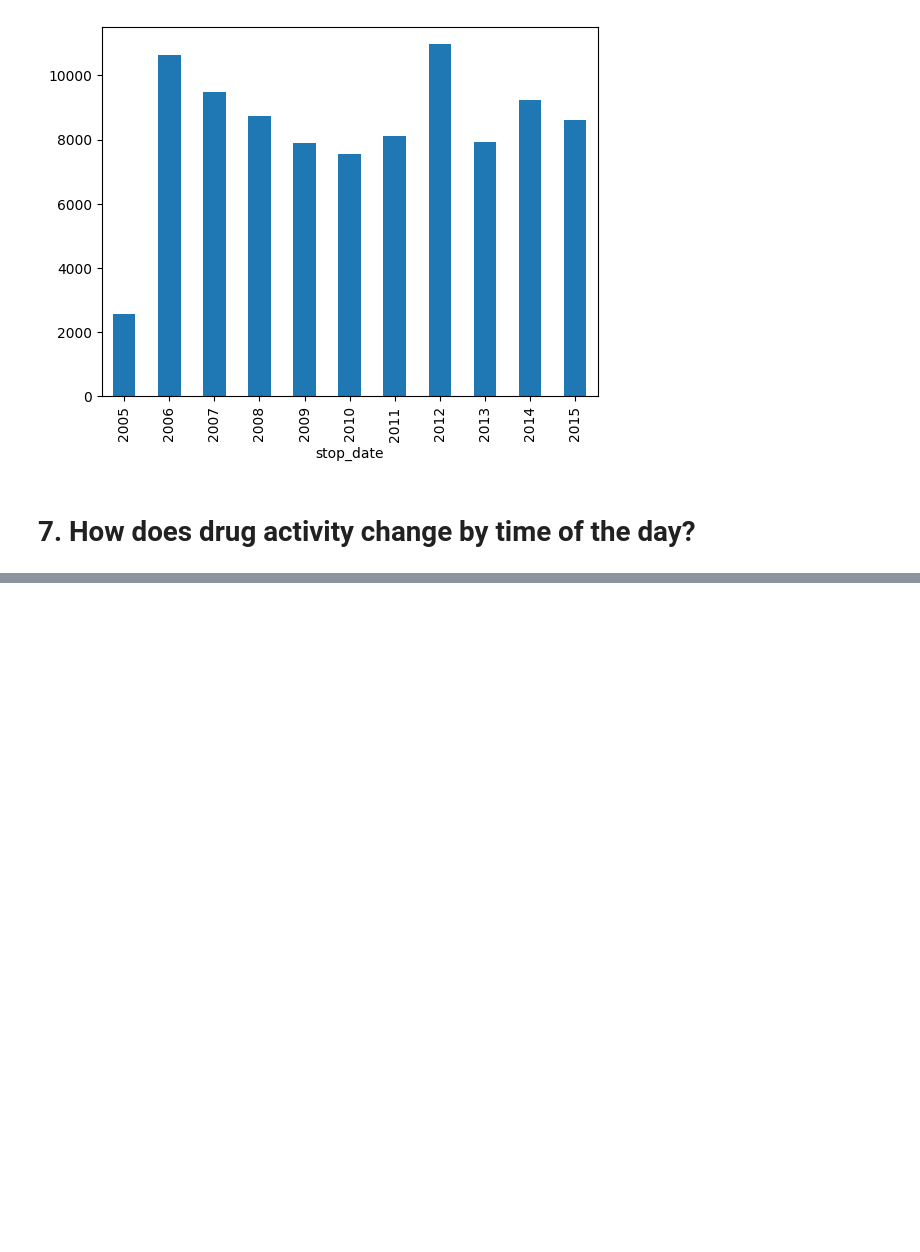
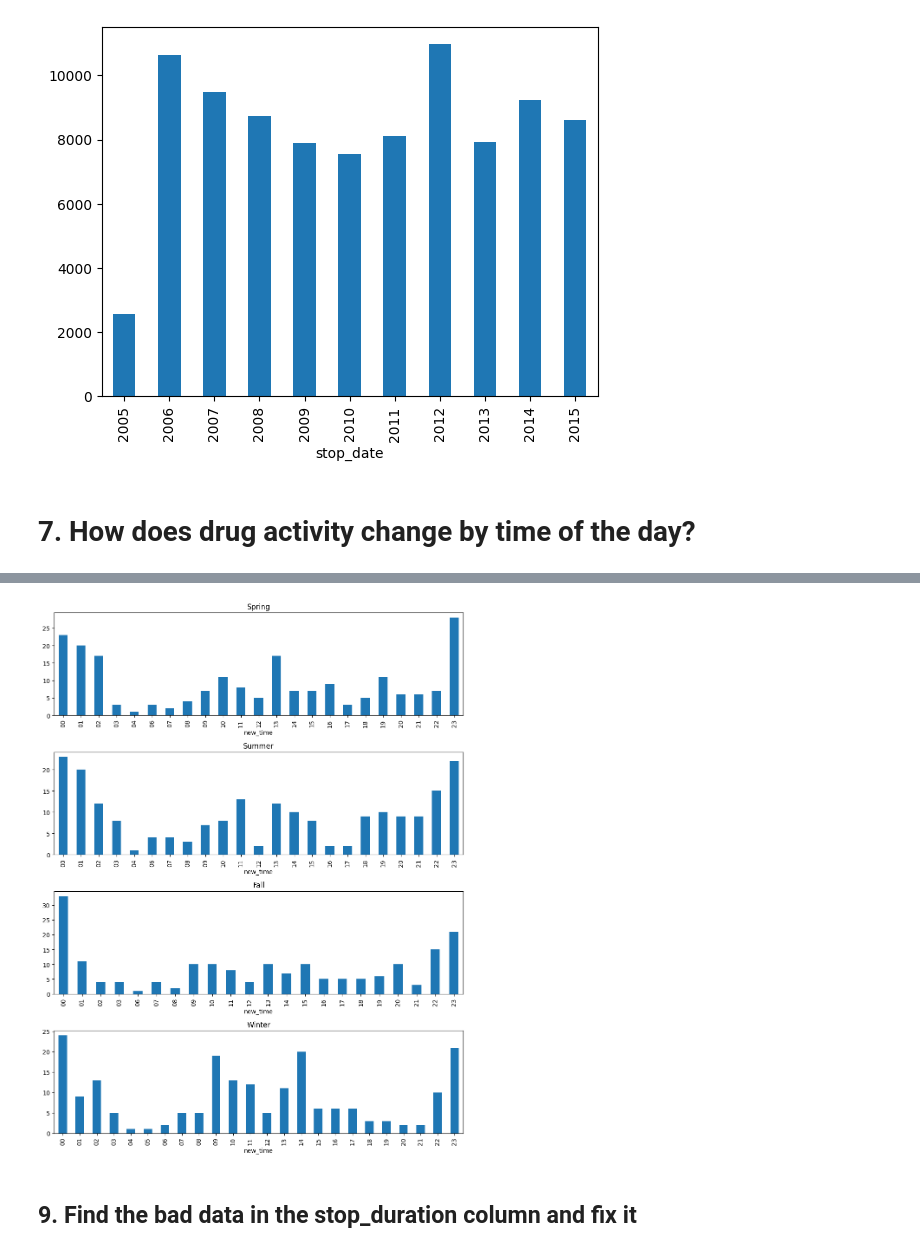
Before and after one commit to Bardia-Mostaghim/learning_pandas_basics, a Jupyter notebook: FollowingDataSchoolOnYoutube.ipynb, the cells around one changed output, grey strips where cells are left out. Saved outputs shown, nothing was run; the diff lists cells and outputs as text; code cells hidden in the pictures; blank space fills up the shorter version.

```diff
--- a/FollowingDataSchoolOnYoutube.ipynb
+++ b/FollowingDataSchoolOnYoutube.ipynb
@@ -78,0 +73,27 @@ ri.head()
+# %%
+ri.stop_date = pd.to_datetime(ri.stop_date)
+
+def get_season(season):
+    if season == "Spring":
+            return ri[(ri.stop_date.dt.month >= 3) & (ri.stop_date.dt.month <= 5)]
+    elif season == "Summer":
+        return ri[(ri.stop_date.dt.month >= 6) & (ri.stop_date.dt.month <= 8)]
+    elif season == "Fall":
+        return ri[(ri.stop_date.dt.month >= 9) & (ri.stop_date.dt.month <= 11)]
+    elif season == "Winter":
+        return ri[(ri.stop_date.dt.month == 12) | (ri.stop_date.dt.month <= 2)]
+
+seasons = ["Spring", "Summer", "Fall", "Winter"]
+
+plt.figure(figsize=(10,13))
+for i, season in enumerate(seasons, 1):
+    plt.subplot(4,1,i)
+    get_season(season)[ri.drugs_related_stop == True].groupby("new_time").drugs_related_stop.sum().plot.bar()
+    plt.title(season)
+
+plt.tight_layout()
+plt.show()
+# %% [output]
+[figure, added]
+# %% [markdown]
+## 9. Find the bad data in the stop_duration column and fix it
```
Also changed, not shown: parts of 6 cells of this notebook, 3 other files.
